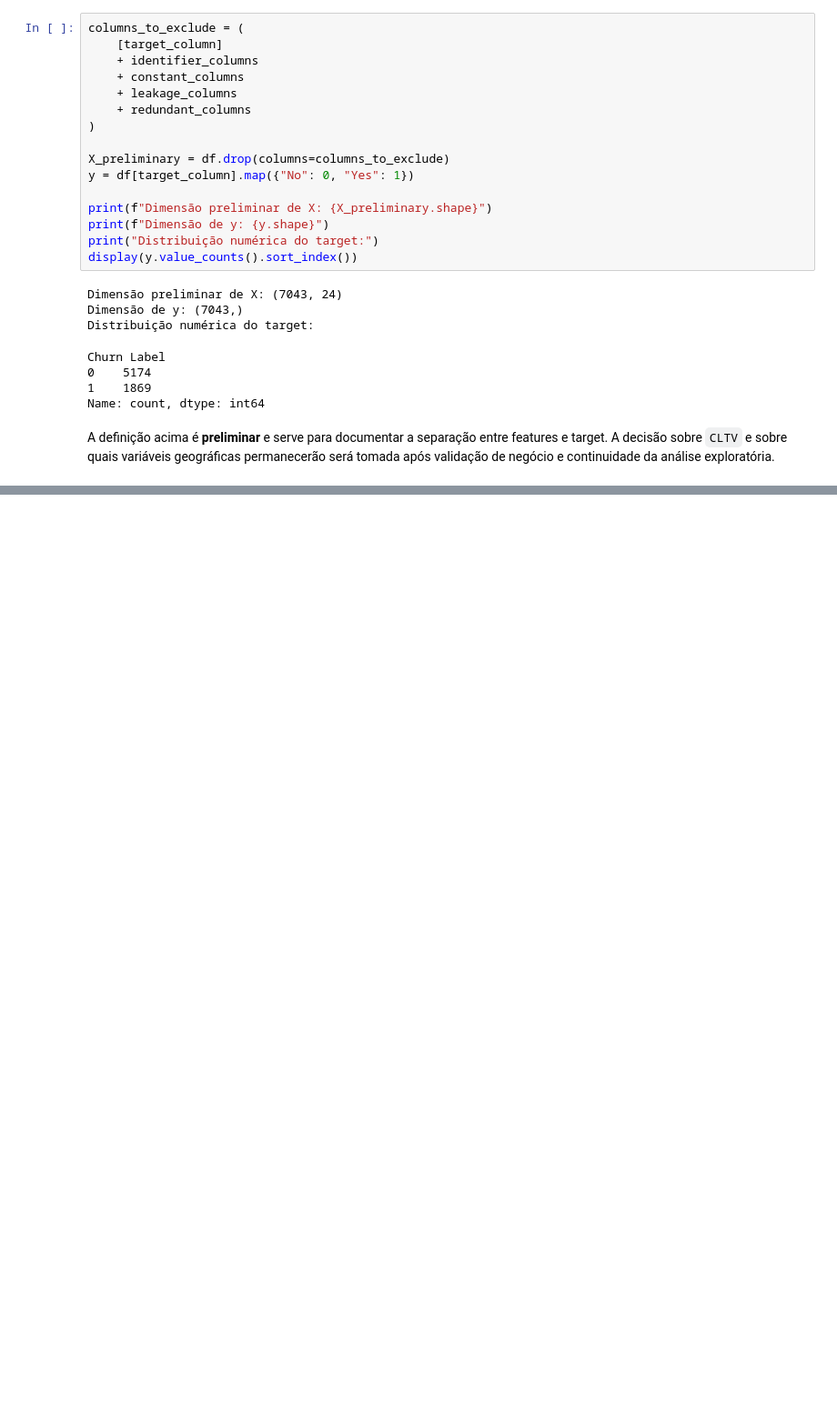
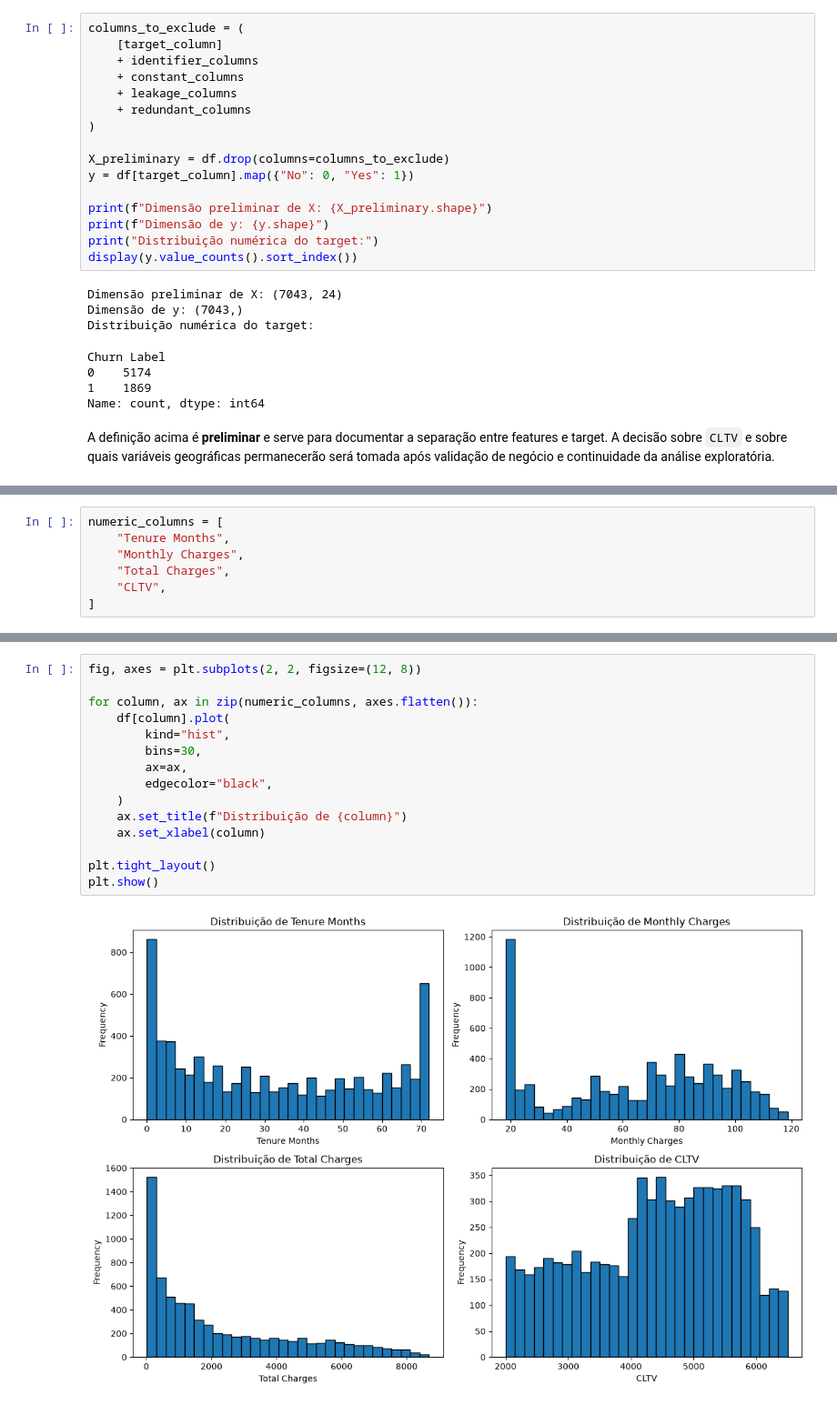
Before and after one commit to alinepmarcondes/TechChallenge1, a Jupyter notebook: notebooks/01_eda.ipynb, the cells around one changed output, grey strips where cells are left out. Shown at 91% size. Drawn from its saved outputs; the diff is of its cells as text; blank space fills up the shorter version.

```diff
--- a/notebooks/01_eda.ipynb
+++ b/notebooks/01_eda.ipynb
@@ -597,0 +608,7 @@ A definição acima é **preliminar** e serve para documentar a separação entr
+# %%
+numeric_columns = [
+    "Tenure Months",
+    "Monthly Charges",
+    "Total Charges",
+    "CLTV",
+]
@@ -597,0 +651,17 @@ A definição acima é **preliminar** e serve para documentar a separação entr
+# %%
+fig, axes = plt.subplots(2, 2, figsize=(12, 8))
+
+for column, ax in zip(numeric_columns, axes.flatten()):
+    df[column].plot(
+        kind="hist",
+        bins=30,
+        ax=ax,
+        edgecolor="black",
+    )
+    ax.set_title(f"Distribuição de {column}")
+    ax.set_xlabel(column)
+
+plt.tight_layout()
+plt.show()
+# %% [output]
+[figure, added]
```
Also changed, not shown: parts of 51 cells of this notebook.
